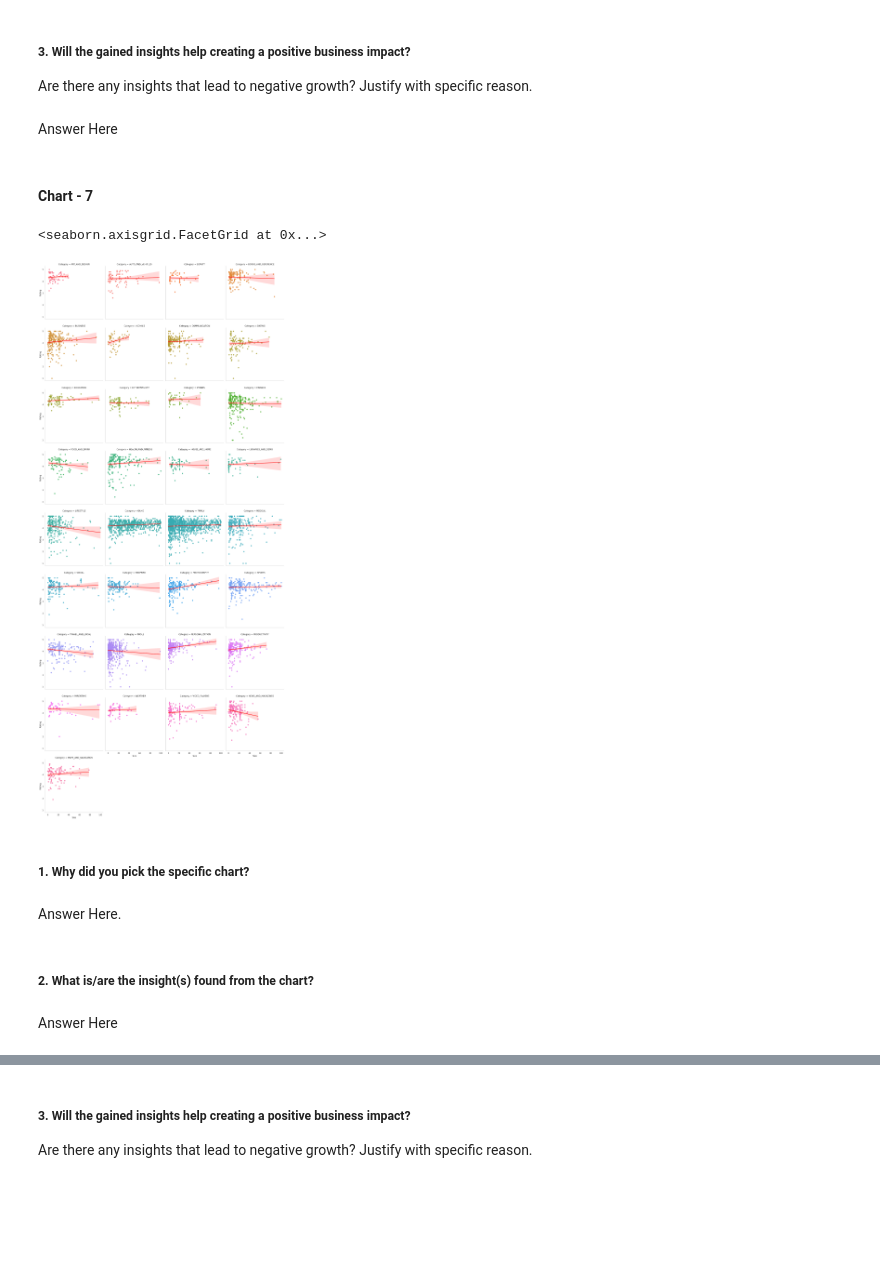
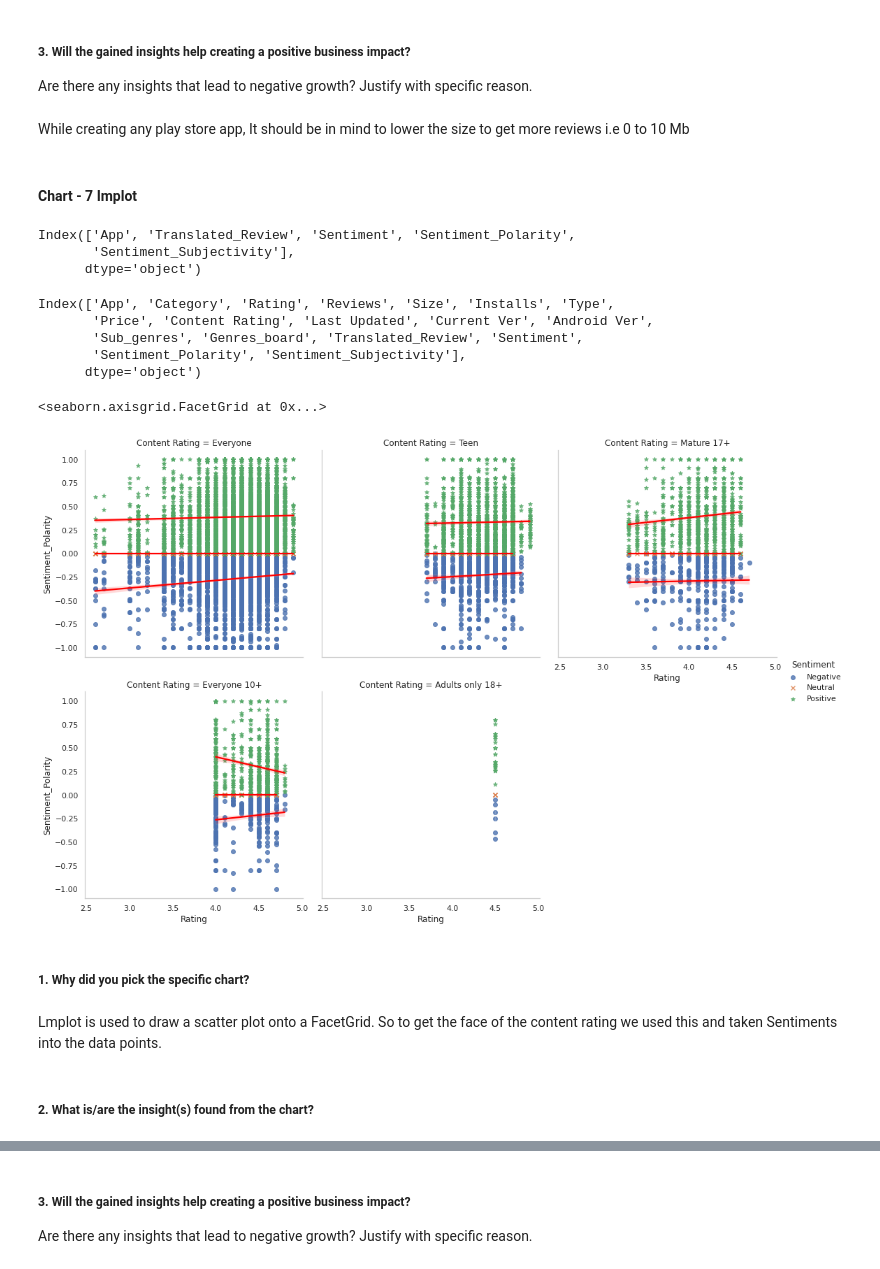
Before and after one commit to maxashoka3/EDA---Play-Store-App, a Jupyter notebook: EDA_on_Play_Store_App_Review.ipynb, the cells around one changed output, grey strips where cells are left out. Cells and saved outputs as stored; diff of their text form; code cells hidden in the pictures; blank space fills up the shorter version.

```diff
--- a/EDA_on_Play_Store_App_Review.ipynb
+++ b/EDA_on_Play_Store_App_Review.ipynb
@@ -948,0 +947,3 @@ df.drop("Genres",inplace = True,axis = 1)
+# %%
+# copying the review dataset
+rdf = review_df.copy()
@@ -948,0 +1071,3 @@ df.drop("Genres",inplace = True,axis = 1)
+# %%
+# Removing the null values present in the Translated Review
+rdf = rdf[~rdf['Translated_Review'].isna()]
@@ -948,0 +1090,3 @@ df.drop("Genres",inplace = True,axis = 1)
+# %%
+# selecting the values without the nan
+rdf = rdf[~rdf['Sentiment'].isna()]
@@ -949,3 +1145,5 @@ df.drop("Genres",inplace = True,axis = 1)
+# %%
+merged_df = df.merge(rdf, on="App")
 # %% [markdown]
 ### What all manipulations have you done and insights you found?
 # %% [markdown]
@@ -1296,22 +1491,34 @@ Answer Here
 # %% [markdown]
 ##### 3. Will the gained insights help creating a positive business impact?
 Are there any insights that lead to negative growth? Justify with specific reason.
-# %% [markdown]
-Answer Here
+# %% [markdown]
+While creating any play store app, It should be in mind to lower the size to get more reviews i.e 0 to 10 Mb
 # %% [markdown]
-#### Chart - 7
+#### Chart - 7 Implot
+# %%
+rdf.columns
+# %% [output]
+Index(['App', 'Translated_Review', 'Sentiment', 'Sentiment_Polarity',
+       'Sentiment_Subjectivity'],
+      dtype='object')
+# %%
+merged_df.columns
+# %% [output]
+Index(['App', 'Category', 'Rating', 'Reviews', 'Size', 'Installs', 'Type',
+       'Price', 'Content Rating', 'Last Updated', 'Current Ver', 'Android Ver',
+       'Sub_genres', 'Genres_board', 'Translated_Review', 'Sentiment',
+       'Sentiment_Polarity', 'Sentiment_Subjectivity'],
+      dtype='object')
 # %%
 # Chart - 7 visualization code
 sns.set_style("whitegrid", {'axes.grid' : False})
-sns.lmplot(y='Rating',x='Size',data=df,col="Category", hue="Category",col_wrap=4,line_kws={'color': 'red'})
+sns.lmplot(x='Rating',y='Sentiment_Polarity',data=merged_df,col="Content Rating", hue="Sentiment",markers =['o','x','*'],col_wrap=3,line_kws={'color': 'red'})
 # %% [output]
 <seaborn.axisgrid.FacetGrid at 0x...>
-[figure, old version]
+[figure, new version]
 # %% [markdown]
 ##### 1. Why did you pick the specific chart?
-# %% [markdown]
-Answer Here.
+# %% [markdown]
+Lmplot is used to draw a scatter plot onto a FacetGrid. So to get the face of the content rating we used this and taken Sentiments into the data points.
 # %% [markdown]
 ##### 2. What is/are the insight(s) found from the chart?
-# %% [markdown]
-Answer Here
```
Also changed, not shown: parts of 122 cells of this notebook.
